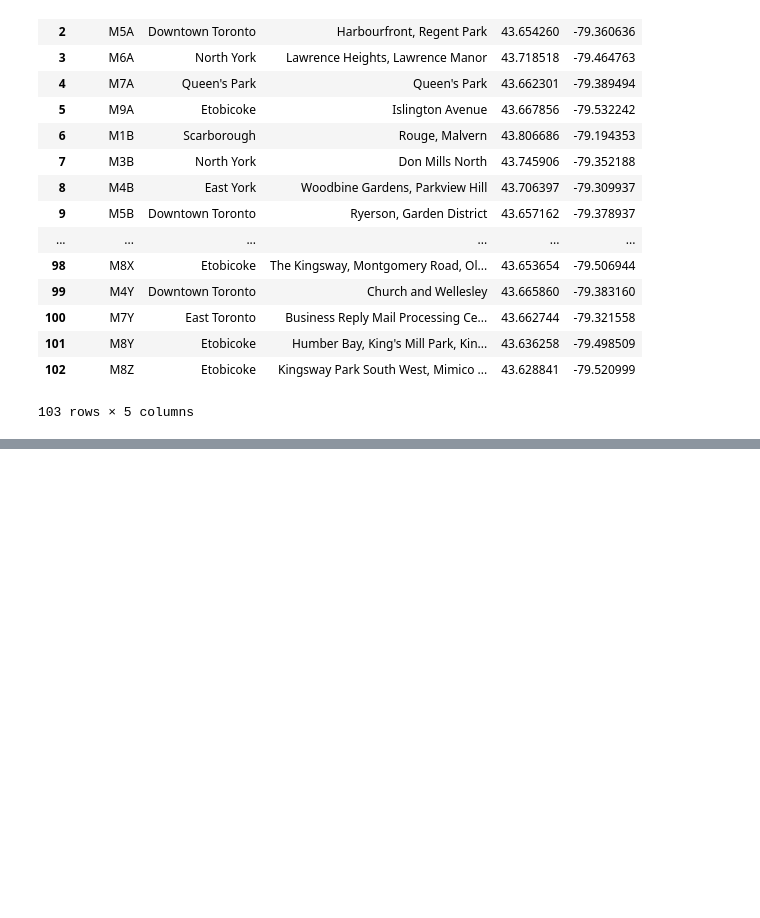
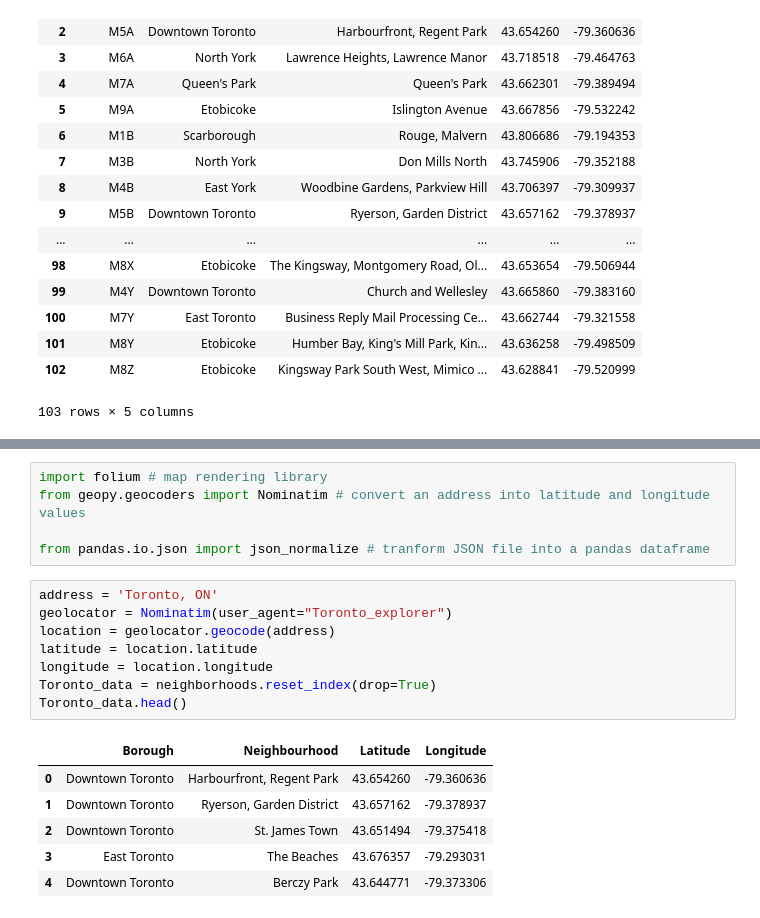
Before and after one commit to Sadaf-Ikram/Coursera-Machine-Learning-Assignment, a Jupyter notebook: pr9week3.ipynb, the cells around one changed output, grey strips where cells are left out. Saved outputs shown, nothing was run; the diff lists cells and outputs as text; blank space fills up the shorter version.

```diff
--- a/pr9week3.ipynb
+++ b/pr9week3.ipynb
@@ -123,0 +145,20 @@ df3
+# %%
+import folium # map rendering library
+from geopy.geocoders import Nominatim # convert an address into latitude and longitude values
+
+from pandas.io.json import json_normalize # tranform JSON file into a pandas dataframe
+# %%
+address = 'Toronto, ON'
+geolocator = Nominatim(user_agent="Toronto_explorer")
+location = geolocator.geocode(address)
+latitude = location.latitude
+longitude = location.longitude
+Toronto_data = neighborhoods.reset_index(drop=True)
+Toronto_data.head()
+# %% [output]
+|  | Borough | Neighbourhood | Latitude | Longitude |
+| 0 | Downtown Toronto | Harbourfront, Regent Park | 43.654260 | -79.360636 |
+| 1 | Downtown Toronto | Ryerson, Garden District | 43.657162 | -79.378937 |
+| 2 | Downtown Toronto | St. James Town | 43.651494 | -79.375418 |
+| 3 | East Toronto | The Beaches | 43.676357 | -79.293031 |
+| 4 | Downtown Toronto | Berczy Park | 43.644771 | -79.373306 |
```
Also changed, not shown: parts of 7 cells of this notebook.
